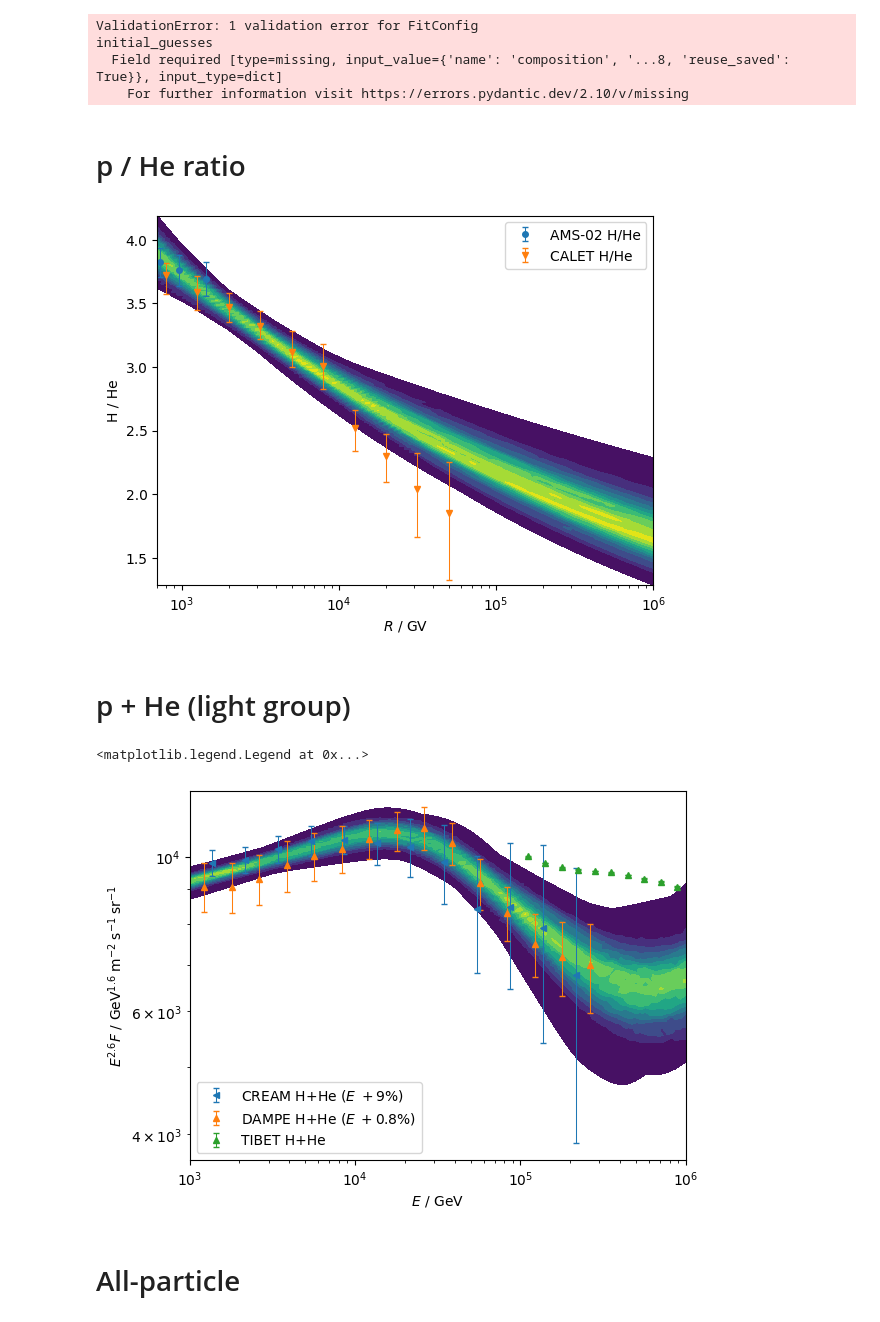
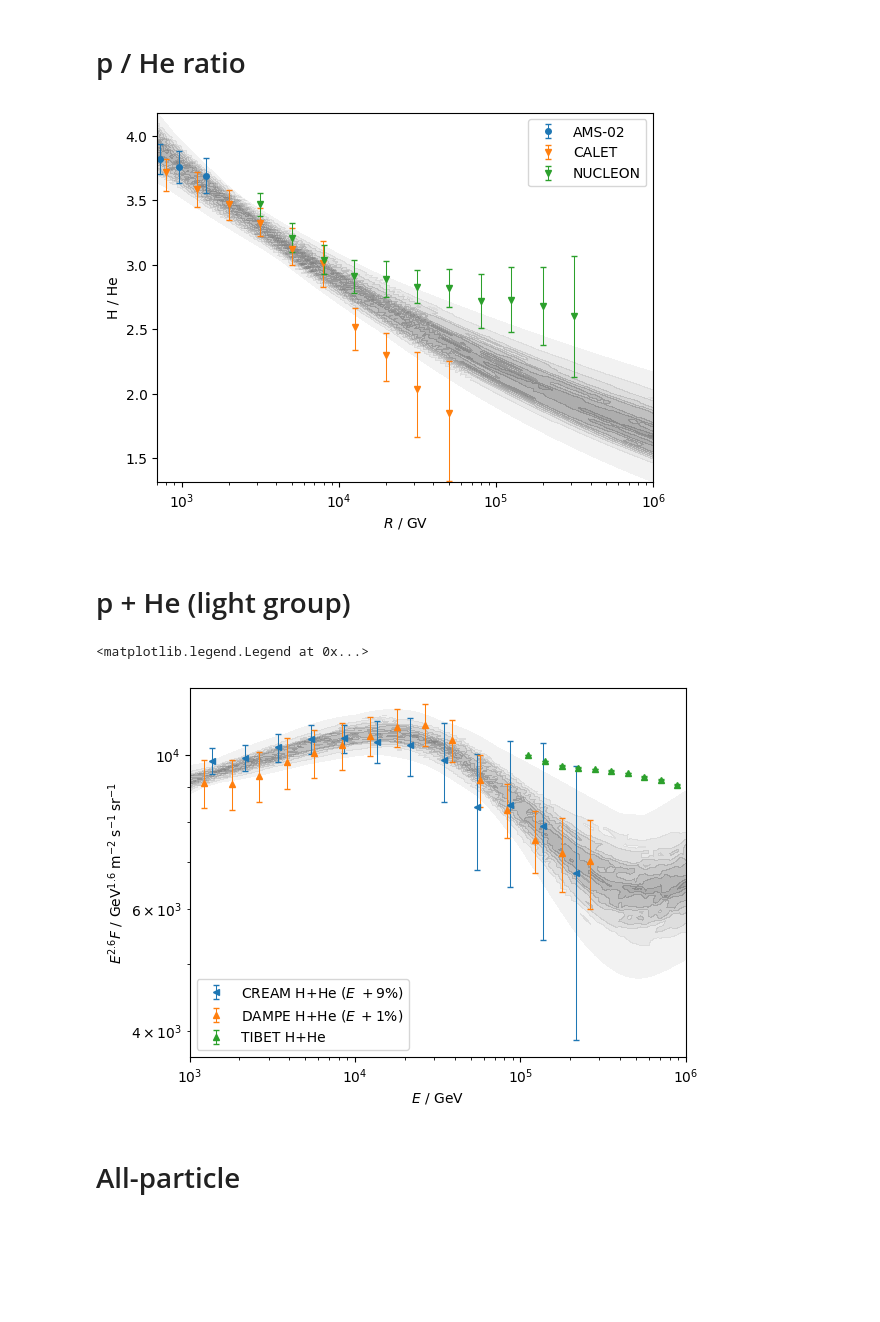
Before and after one commit to nj-vs-vh/EVA, a Jupyter notebook: observables.ipynb, the cells around one changed output. Saved outputs shown, nothing was run; the diff lists cells and outputs as text; code cells hidden in the pictures; blank space fills up the shorter version.

```diff
--- a/observables.ipynb
+++ b/observables.ipynb
@@ -12,23 +12,18 @@ from cr_knee_fit.model_ import Model, ModelConfig
 from cr_knee_fit.plotting import plot_credible_band, plot_posterior_contours
 from cr_knee_fit.elements import Element
 # %%
-FIT_DIR = Path("out/composition")
-fc = FitConfig.model_validate_json((FIT_DIR / "config.json").read_text())
+FIT_DIR = Path("out/composition-v4")
+fc = FitConfig.model_validate_json((FIT_DIR / "config-dump.json").read_text())
 theta_sample = np.loadtxt(FIT_DIR / "theta.txt")
 median_model = Model.unpack(np.median(theta_sample, axis=0), layout_info=fc.model)
-# %% [output]
-ValidationError: 1 validation error for FitConfig
-initial_guesses
-  Field required [type=missing, input_value={'name': 'composition', '...8, 'reuse_saved': True}}, input_type=dict]
-    For further information visit https://errors.pydantic.dev/2.10/v/missing
 # %% [markdown]
 # p / He ratio
 # %%
 R_BOUNDS = (7e2, 1e6)
 # %%
 nucleon = Experiment("NUCLEON")
-# exps = [experiments.ams02, experiments.calet, nucleon]
-exps = [experiments.ams02, experiments.calet]
+exps = [experiments.ams02, experiments.calet, nucleon]
+# exps = [experiments.ams02, experiments.calet]
 p_He_ratio_data: list[GenericExperimentData] = []
 for exp in exps:
     path = f"data/output/{exp.filename_prefix}_p_He_ratio_rigidity.txt"
@@ -49,26 +44,25 @@ for exp in exps:
         )
     )
 # %%
-from cr_knee_fit.plotting import plot_ghostly_lines
+from cr_knee_fit.plotting import plot_ghostly_lines, tricontourf_kwargs_transparent_colors
 
 
 fig, ax = plt.subplots()
 
 
 def H_He_ratio(model: Model, R: np.ndarray) -> np.ndarray:
-    return model.cr_model.compute_rigidity(R, Primary.H) / model.cr_model.compute_rigidity(
-        R, Primary.He
-    )
+    pop = model.populations[0]
+    return pop.compute_rigidity(R, Element.H) / pop.compute_rigidity(R, Element.He)
 
 
 def H_He_ratio_shifted_to_calet(model: Model, R: np.ndarray) -> np.ndarray:
     f_CALET = model.energy_shifts.f(experiments.calet)
 
     dNdR_per_primary = []
-    for p in (Primary.H, Primary.He):
-        E = R * p.Z
-        dNdE = model.cr_model.compute(E / f_CALET, primary=p) * f_CALET
-        dNdR_per_primary.append(dNdE * p.Z)
+    for el in (Element.H, Element.He):
+        E = R * el.Z
+        dNdE = model.populations[0].compute(E / f_CALET, element=el) * f_CALET
+        dNdR_per_primary.append(dNdE * el.Z)
 
     return dNdR_per_primary[0] / dNdR_per_primary[1]
 
@@ -77,8 +71,8 @@ for d in p_He_ratio_data:
     d.plot(ax=ax)
 
 for observable, label, color in (
-    (H_He_ratio, "Composition fit", "red"),
-    # (H_He_ratio_shifted_to_calet, "Composition fit shifted to CALET energy", "green"),
+    # (H_He_ratio, "Composition fit", "red"),
+    (H_He_ratio_shifted_to_calet, "Composition fit shifted to CALET energy", "green"),
 ):
     plot_posterior_contours(
         ax,
@@ -87,36 +81,39 @@ for observable, label, color in (
         observable=observable,
         theta_sample=theta_sample,
         model_config=fc.model,
+        tricontourf_kwargs=tricontourf_kwargs_transparent_colors(
+            color="gray",
+        )
     )
 
     # plot_ghostly_lines(
     #     ax,
     #     scale=0,
     #     bounds=R_BOUNDS,
     #     observable=observable,
     #     theta_sample=theta_sample,
     #     model_config=fc.model,
     #     n_samples=300,
     #     color="red",
     # )
     # plot_credible_band(
     #     ax,
     #     scale=0,
     #     bounds=R_BOUNDS,
     #     observable=observable,
     #     theta_sample=theta_sample,
     #     model_config=fc.model,
     #     color="red"
     # )
 
 ax.set_xlabel("$ R $ / $ \\text{GV} $")
 ax.set_xscale("log")
 ax.set_ylabel("H / He")
 # ax.set_yscale("log")
 ax.legend()
 plt.show()
 # %% [output]
-[figure, old version]
+[figure, new version]
 # %% [markdown]
 # p + He (light group)
 # %%
@@ -154,16 +151,20 @@ scale = 2.6
 for d in light_group_data:
     f = median_model.energy_shifts.f(d.experiment)
     d.with_shifted_energy_scale(f).plot(scale=scale, ax=ax)
+    # d.plot(scale=scale, ax=ax)
 
 plot_posterior_contours(
     ax,
     scale=scale,
     bounds=(1e3, 1e6),
     observable=lambda model, E: (
-        model.cr_model.compute(E, primary=Primary.H) + model.cr_model.compute(E, primary=Primary.He)
+        model.populations[0].compute(E, element=Element.H) + model.populations[0].compute(E, element=Element.He)
     ),
     theta_sample=theta_sample,
     model_config=fc.model,
+    tricontourf_kwargs=tricontourf_kwargs_transparent_colors(
+        color="gray"
+    )
 )
 label_energy_flux(ax, scale=scale)
 ax.set_xscale("log")
@@ -171,7 +172,7 @@ ax.set_yscale("log")
 ax.legend()
 # %% [output]
 <matplotlib.legend.Legend at 0x...>
-[figure, old version]
+[figure, new version]
 # %% [markdown]
 # All-particle
 # %%
```
Also changed, not shown: parts of 3 cells of this notebook, 6 other files.
